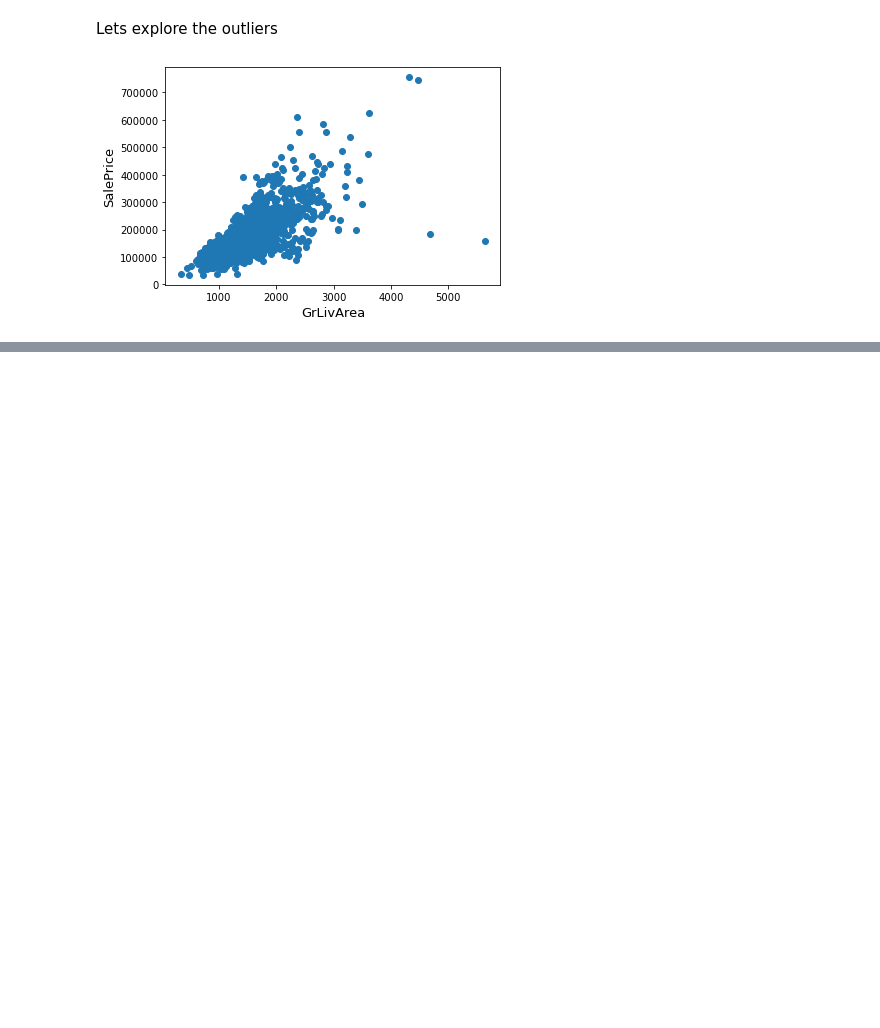
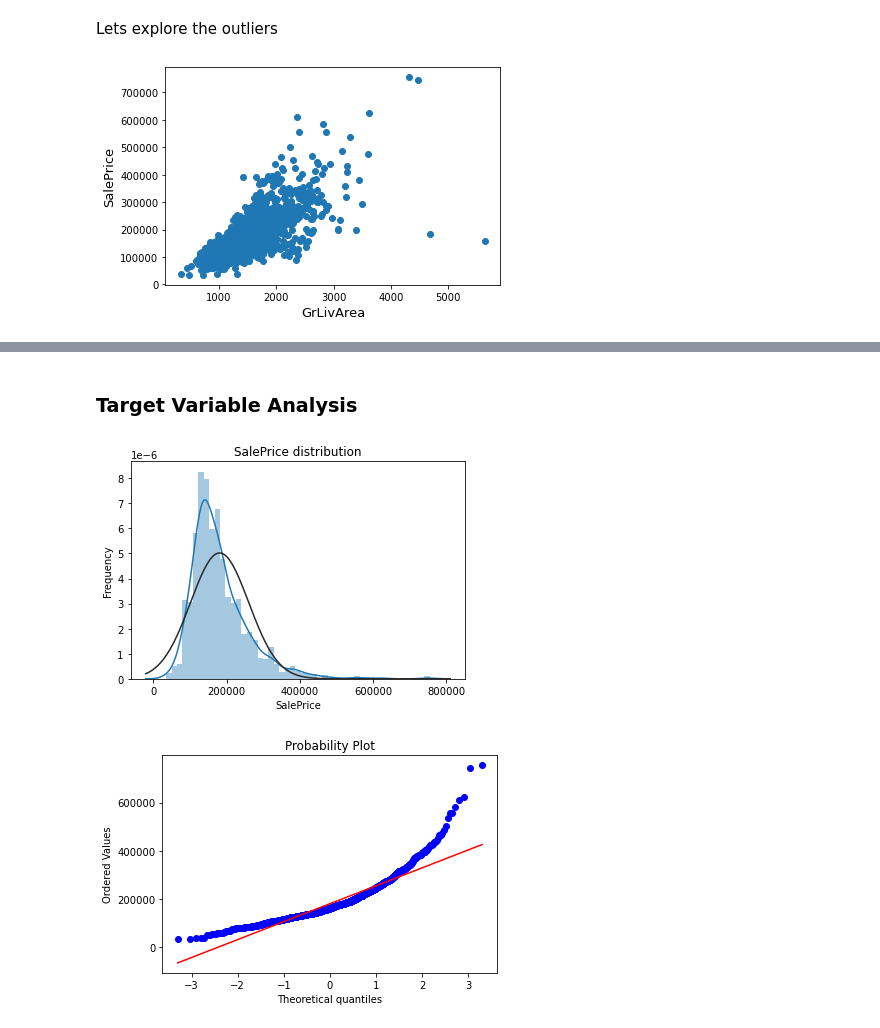
Before and after one commit to Salekeen/Kaggle-Work, a Jupyter notebook: Advanced House Price/stackedRegression.ipynb, the cells around one changed output, grey strips where cells are left out. Saved outputs shown, nothing was run; the diff lists cells and outputs as text; code cells hidden in the pictures; blank space fills up the shorter version.

```diff
--- a/Advanced House Price/stackedRegression.ipynb
+++ b/Advanced House Price/stackedRegression.ipynb
@@ -75,0 +89,19 @@ plt.show()
+# %% [markdown]
+### Target Variable Analysis
+# %%
+sns.distplot(train['SalePrice'], fit=norm);
+
+# Get the fitted parameter used by the model
+(mu,sigma) = norm.fit(train['SalePrice'])
+mu, sigma
+
+plt.ylabel('Frequency')
+plt.title('SalePrice distribution')
+
+# QQ plot
+fig = plt.figure()
+res = stats.probplot(train['SalePrice'],plot=plt)
+plt.show()
+# %% [output]
+[figure, added]
+[figure, added]
```
Also changed, not shown: parts of 37 cells of this notebook.
